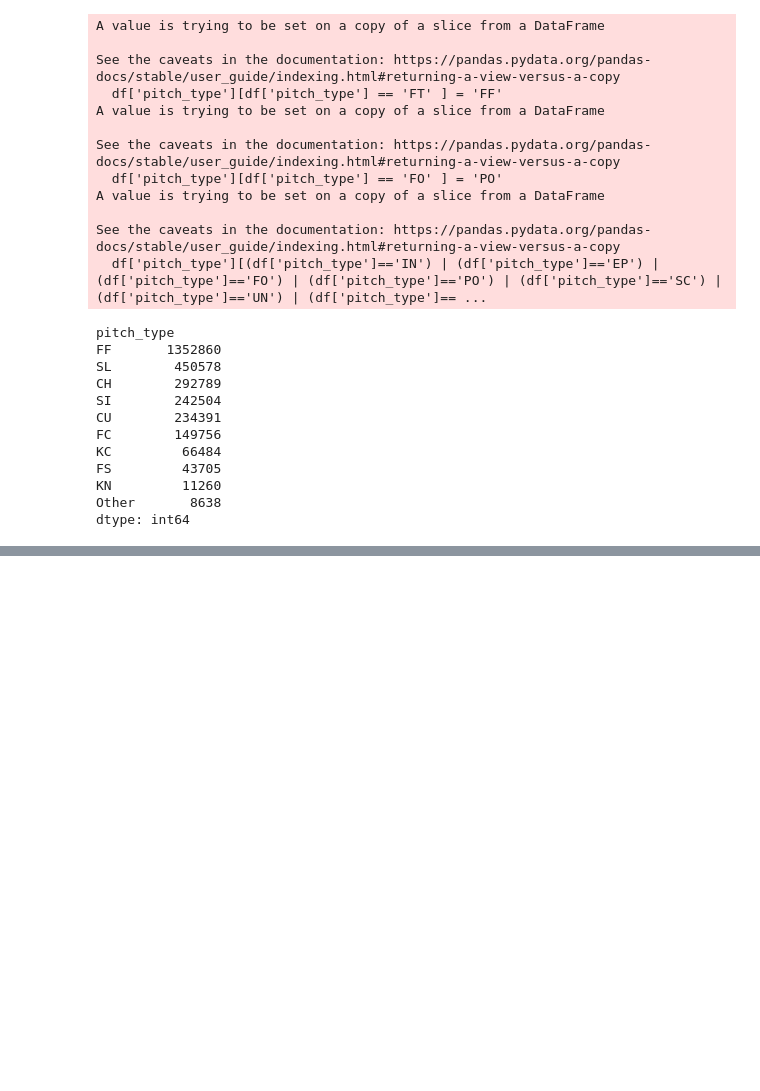
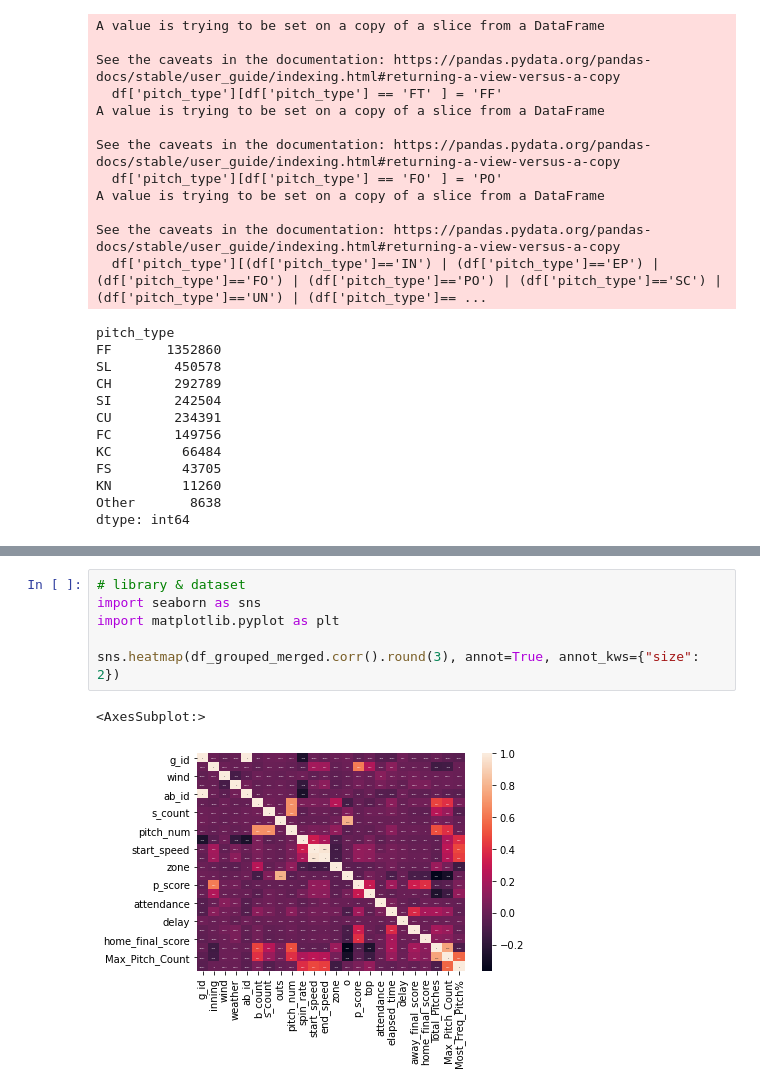
Before and after one commit to zsomborh/analyse_baseball_matches, a Jupyter notebook: Term_Proj_Coding_3_Baseball.ipynb, the cells around one changed output, grey strips where cells are left out. Drawn from its saved outputs; the diff is of its cells as text; blank space fills up the shorter version.

```diff
--- a/Term_Proj_Coding_3_Baseball.ipynb
+++ b/Term_Proj_Coding_3_Baseball.ipynb
@@ -332,3 +690,12 @@ Correls['Correl_Abs'] = abs(Correls['Correl'])
+# %%
+# library & dataset
+import seaborn as sns
+import matplotlib.pyplot as plt
+
+sns.heatmap(df_grouped_merged.corr().round(3), annot=True, annot_kws={"size": 2})
+# %% [output]
+<AxesSubplot:>
+[figure, added]
 # %%
 Correls[(Correls['Correl_Abs'] != 1) & (Correls['Correl_Abs'] >= 0.4)].sort_values(by = 'Correl_Abs', ascending = False)
 
```
Also changed, not shown: parts of 34 cells of this notebook.
